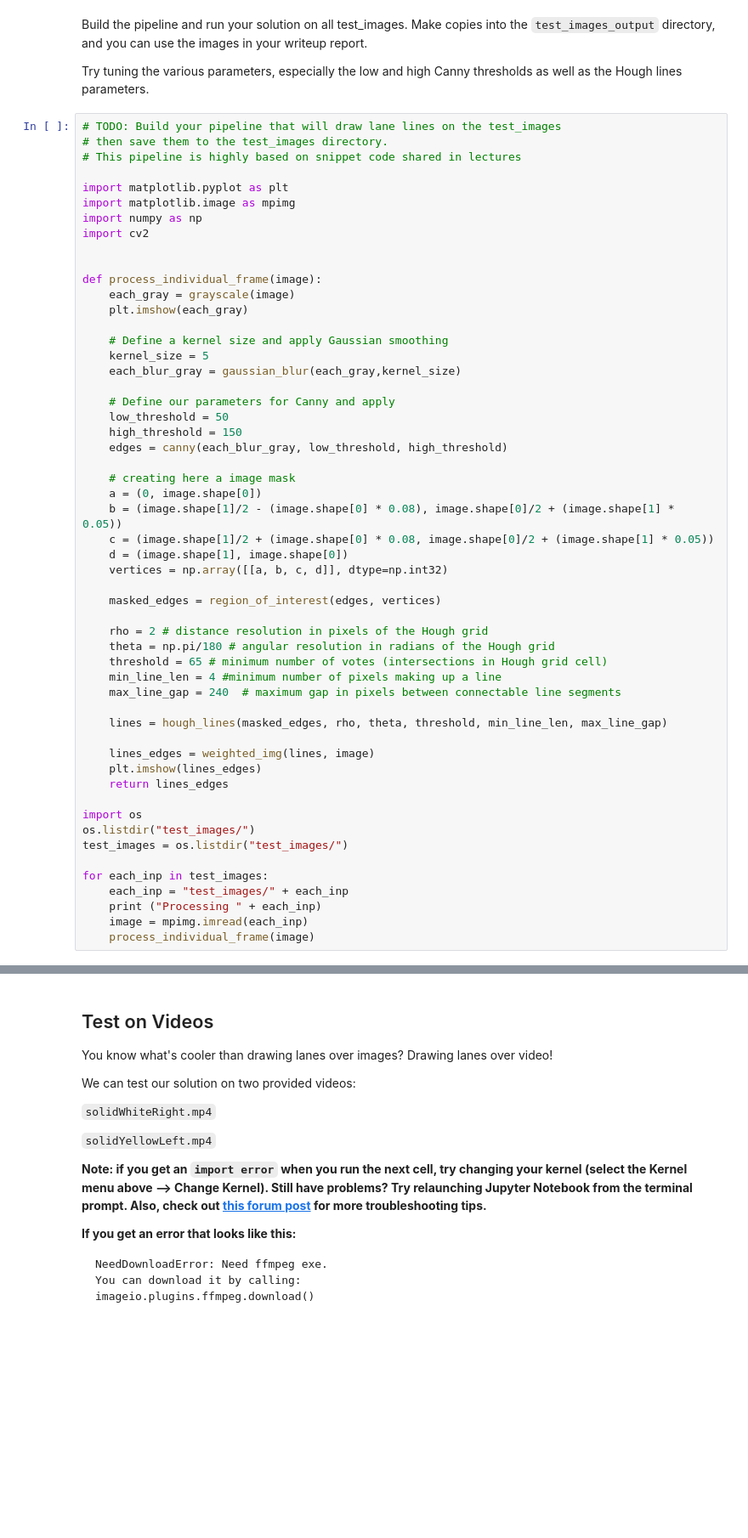
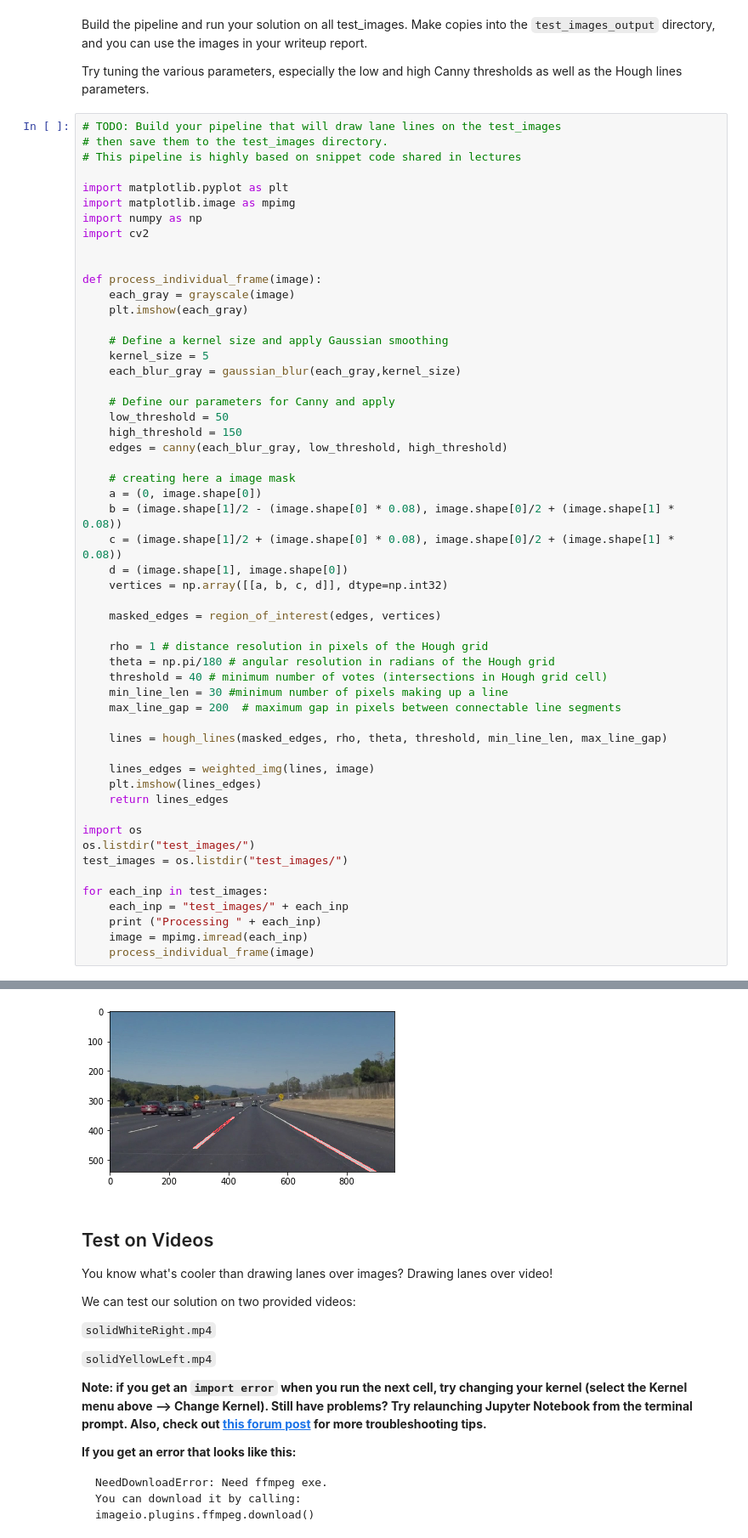
Before and after one commit to sameerppatil/CarND-Lane-Finding, a Jupyter notebook: P1.ipynb, the cells around one changed output, grey strips where cells are left out. Shown at 85% size. Cells and saved outputs as stored; diff of their text form; blank space fills up the shorter version.

```diff
--- a/P1.ipynb
+++ b/P1.ipynb
@@ -208,18 +208,18 @@ def process_individual_frame(image):
 
     # creating here a image mask
     a = (0, image.shape[0])
-    b = (image.shape[1]/2 - (image.shape[0] * 0.08), image.shape[0]/2 + (image.shape[1] * 0.05))
-    c = (image.shape[1]/2 + (image.shape[0] * 0.08, image.shape[0]/2 + (image.shape[1] * 0.05))
+    b = (image.shape[1]/2 - (image.shape[0] * 0.08), image.shape[0]/2 + (image.shape[1] * 0.08))
+    c = (image.shape[1]/2 + (image.shape[0] * 0.08), image.shape[0]/2 + (image.shape[1] * 0.08))
     d = (image.shape[1], image.shape[0])
     vertices = np.array([[a, b, c, d]], dtype=np.int32)
 
     masked_edges = region_of_interest(edges, vertices)
 
-    rho = 2 # distance resolution in pixels of the Hough grid
+    rho = 1 # distance resolution in pixels of the Hough grid
     theta = np.pi/180 # angular resolution in radians of the Hough grid
-    threshold = 65 # minimum number of votes (intersections in Hough grid cell)
-    min_line_len = 4 #minimum number of pixels making up a line
-    max_line_gap = 240  # maximum gap in pixels between connectable line segments
+    threshold = 40 # minimum number of votes (intersections in Hough grid cell)
+    min_line_len = 30 #minimum number of pixels making up a line
+    max_line_gap = 200  # maximum gap in pixels between connectable line segments
 
     lines = hough_lines(masked_edges, rho, theta, threshold, min_line_len, max_line_gap)
 
@@ -241,3 +246,4 @@ SyntaxError: invalid syntax (<ipython-input-65-24de8946f176>, line 28)
+[figure, added]
 # %% [markdown]
 ## Test on Videos
 
```
Also changed, not shown: parts of 4 cells of this notebook.
